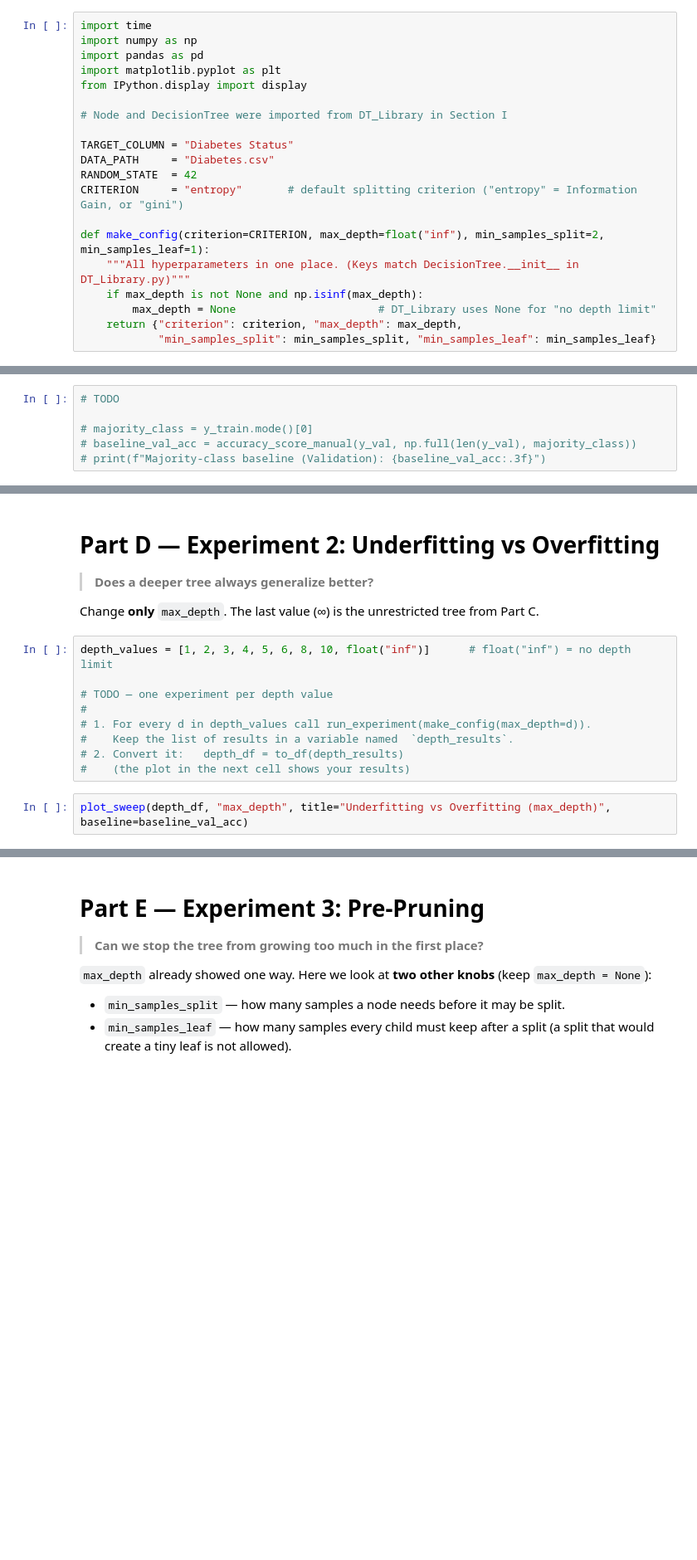
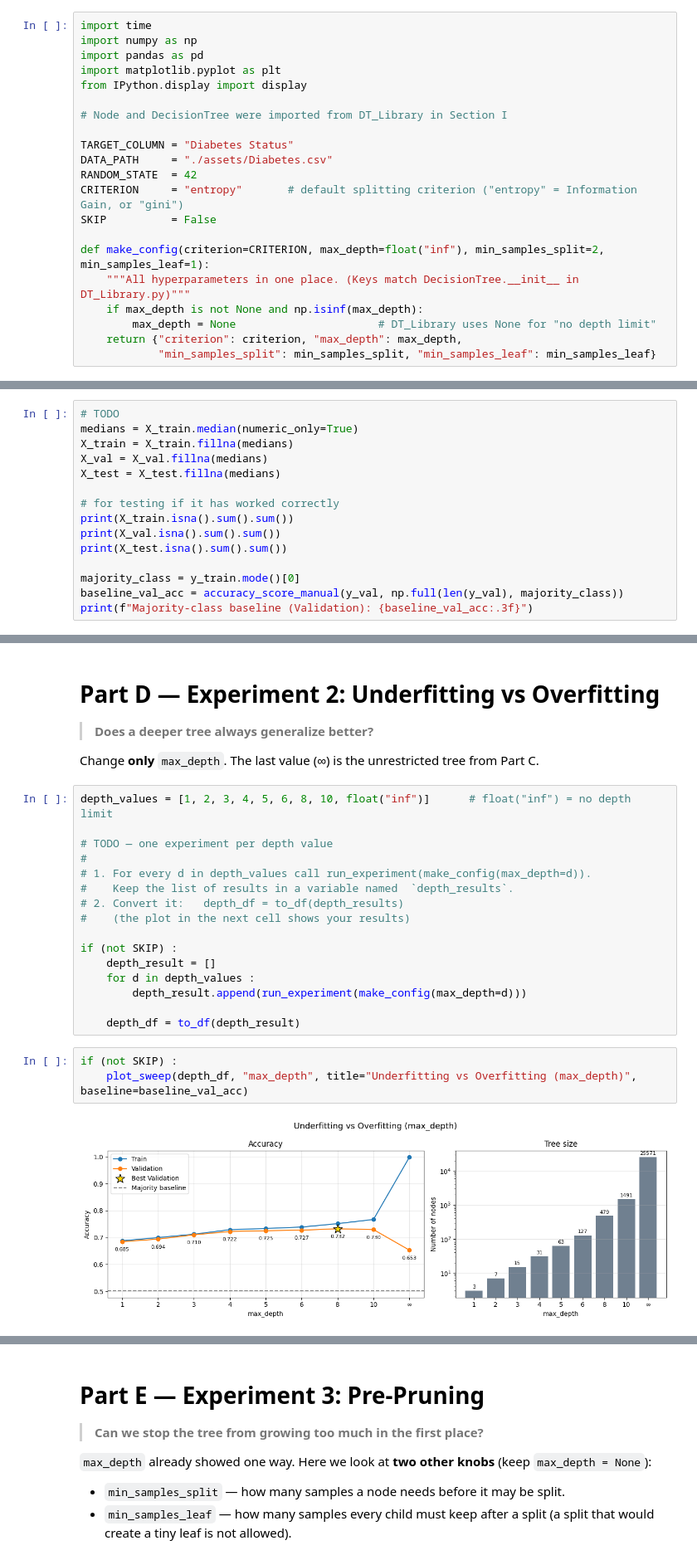
Before and after one commit to AmirAliRh85/DecisionTree, a Jupyter notebook: Decision_Tree.ipynb, the cells around one changed output, grey strips where cells are left out. Shown at 83% size. Drawn from its saved outputs; the diff is of its cells as text; blank space fills up the shorter version.

```diff
--- a/Decision_Tree.ipynb
+++ b/Decision_Tree.ipynb
@@ -1355,9 +1359,10 @@ from IPython.display import display
 # Node and DecisionTree were imported from DT_Library in Section I
 
 TARGET_COLUMN = "Diabetes Status"
-DATA_PATH     = "Diabetes.csv"
+DATA_PATH     = "./assets/Diabetes.csv"
 RANDOM_STATE  = 42
 CRITERION     = "entropy"       # default splitting criterion ("entropy" = Information Gain, or "gini")
+SKIP          = False
 
 def make_config(criterion=CRITERION, max_depth=float("inf"), min_samples_split=2, min_samples_leaf=1):
     """All hyperparameters in one place. (Keys match DecisionTree.__init__ in DT_Library.py)"""
@@ -1959,7 +2116,16 @@ plot_class_proportions({"Full data": y, "Train": y_train, "Validation": y_val, "
 Always predict the most frequent class of the **Train** set.
 # %%
 # TODO
+medians = X_train.median(numeric_only=True)
+X_train = X_train.fillna(medians)
+X_val = X_val.fillna(medians)
+X_test = X_test.fillna(medians)
 
-# majority_class = y_train.mode()[0]
-# baseline_val_acc = accuracy_score_manual(y_val, np.full(len(y_val), majority_class))
-# print(f"Majority-class baseline (Validation): {baseline_val_acc:.3f}")
+# for testing if it has worked correctly
+print(X_train.isna().sum().sum())
+print(X_val.isna().sum().sum())
+print(X_test.isna().sum().sum())
+
+majority_class = y_train.mode()[0]
+baseline_val_acc = accuracy_score_manual(y_val, np.full(len(y_val), majority_class))
+print(f"Majority-class baseline (Validation): {baseline_val_acc:.3f}")
@@ -2015,7 +2252,17 @@ depth_values = [1, 2, 3, 4, 5, 6, 8, 10, float("inf")]      # float("inf") = no
 #    Keep the list of results in a variable named  `depth_results`.
 # 2. Convert it:   depth_df = to_df(depth_results)
 #    (the plot in the next cell shows your results)
+
+if (not SKIP) :
+    depth_result = []
+    for d in depth_values :
+        depth_result.append(run_experiment(make_config(max_depth=d)))
+
+    depth_df = to_df(depth_result)
 # %%
-plot_sweep(depth_df, "max_depth", title="Underfitting vs Overfitting (max_depth)", baseline=baseline_val_acc)
+if (not SKIP) :
+    plot_sweep(depth_df, "max_depth", title="Underfitting vs Overfitting (max_depth)", baseline=baseline_val_acc)
+# %% [output]
+[figure, added]
 # %% [markdown]
 ### Questions (Part D)
```
Also changed, not shown: parts of 57 cells of this notebook, 2 other files.
